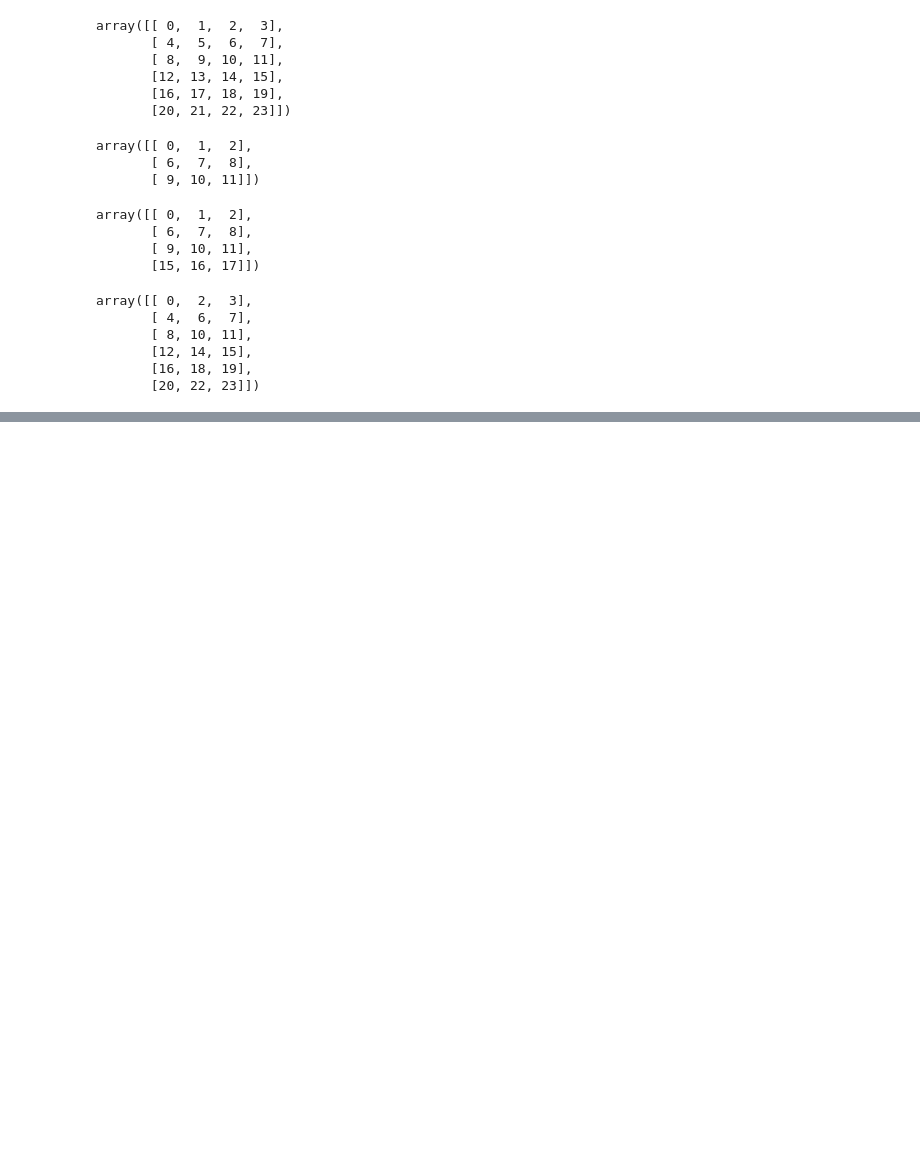
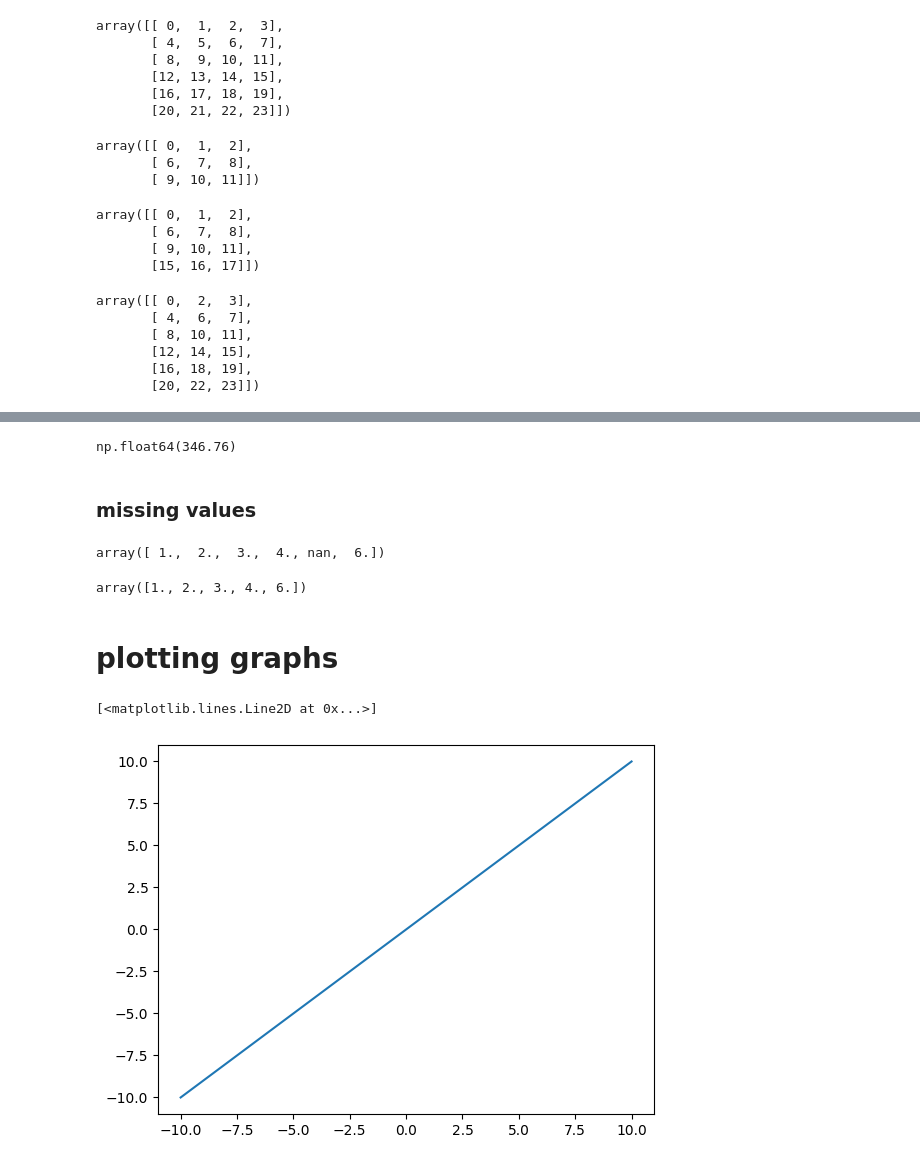
Before and after one commit to Shreyansh4Ai/Python-Stuffs, a Jupyter notebook: numpy/NumpyAdvanced.ipynb, the cells around one changed output, grey strips where cells are left out. Cells and saved outputs as stored; diff of their text form; code cells hidden in the pictures; blank space fills up the shorter version.

```diff
--- a/numpy/NumpyAdvanced.ipynb
+++ b/numpy/NumpyAdvanced.ipynb
@@ -108,0 +362,36 @@ array([[13, 80, 33, 87],
+# %%
+#binary cross entropy
+
+np.mean((actual - predicted )**2)
+# %% [output]
+np.float64(346.76)
+# %% [markdown]
+<h3>missing values
+# %%
+#working with misssing values -> np.nan
+
+a = np.array([1,2,3,4,np.nan,6])
+a
+# %% [output]
+array([ 1.,  2.,  3.,  4., nan,  6.])
+# %%
+a[np.isnan(a)]  # har value se puchta h ki ky ap missing ho
+
+a[~np.isnan(a)]
+# %% [output]
+array([1., 2., 3., 4., 6.])
+# %% [markdown]
+<h1> plotting graphs </h1>
+# %%
+#plotting a 2d plot
+#x=y
+import numpy as np
+import matplotlib.pyplot as plt
+
+x = np.linspace(-10 , 10 ,100)
+y=x
+
+plt.plot(x,y)
+# %% [output]
+[<matplotlib.lines.Line2D at 0x...>]
+[figure, added]
```
Also changed, not shown: parts of 35 cells of this notebook.
